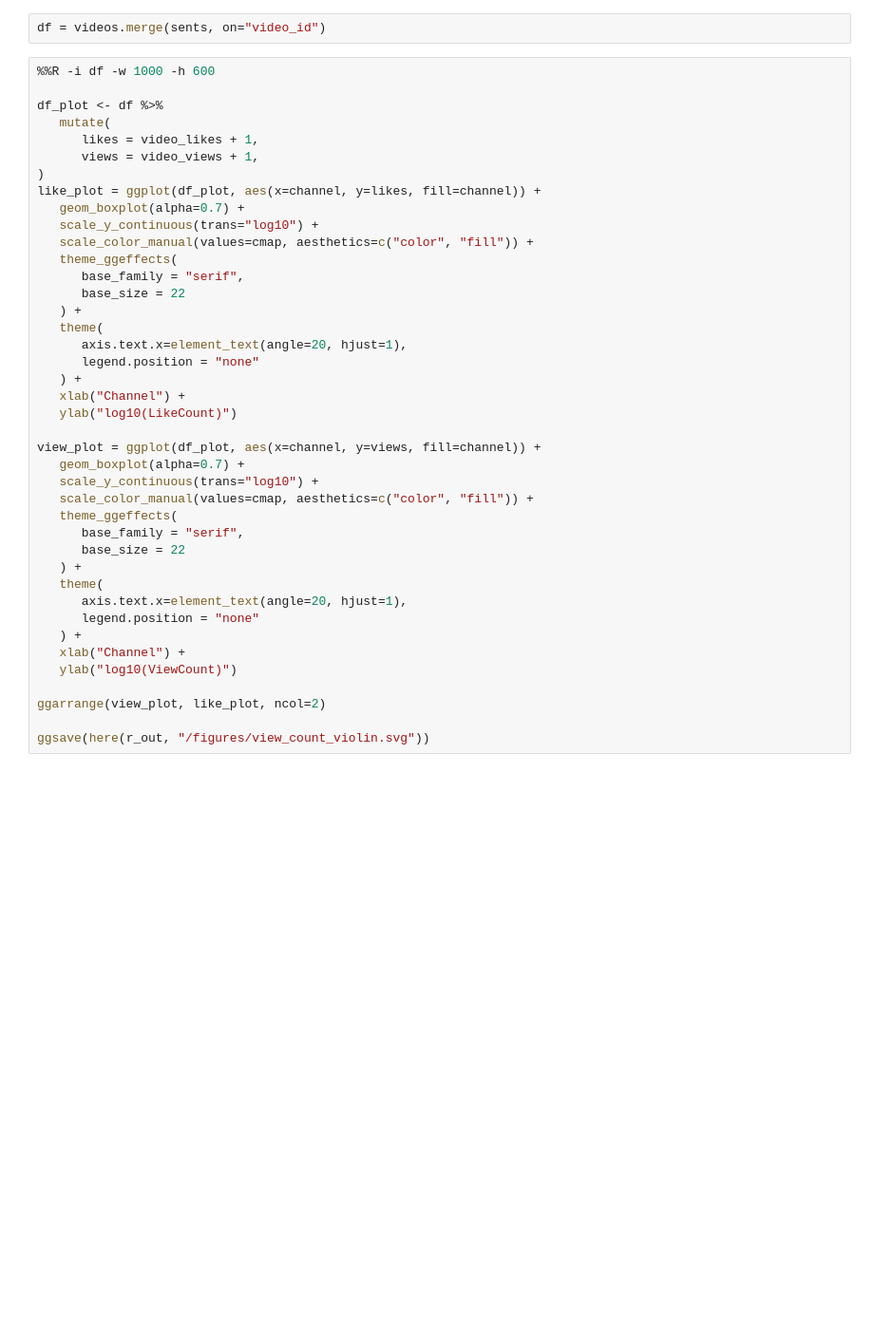
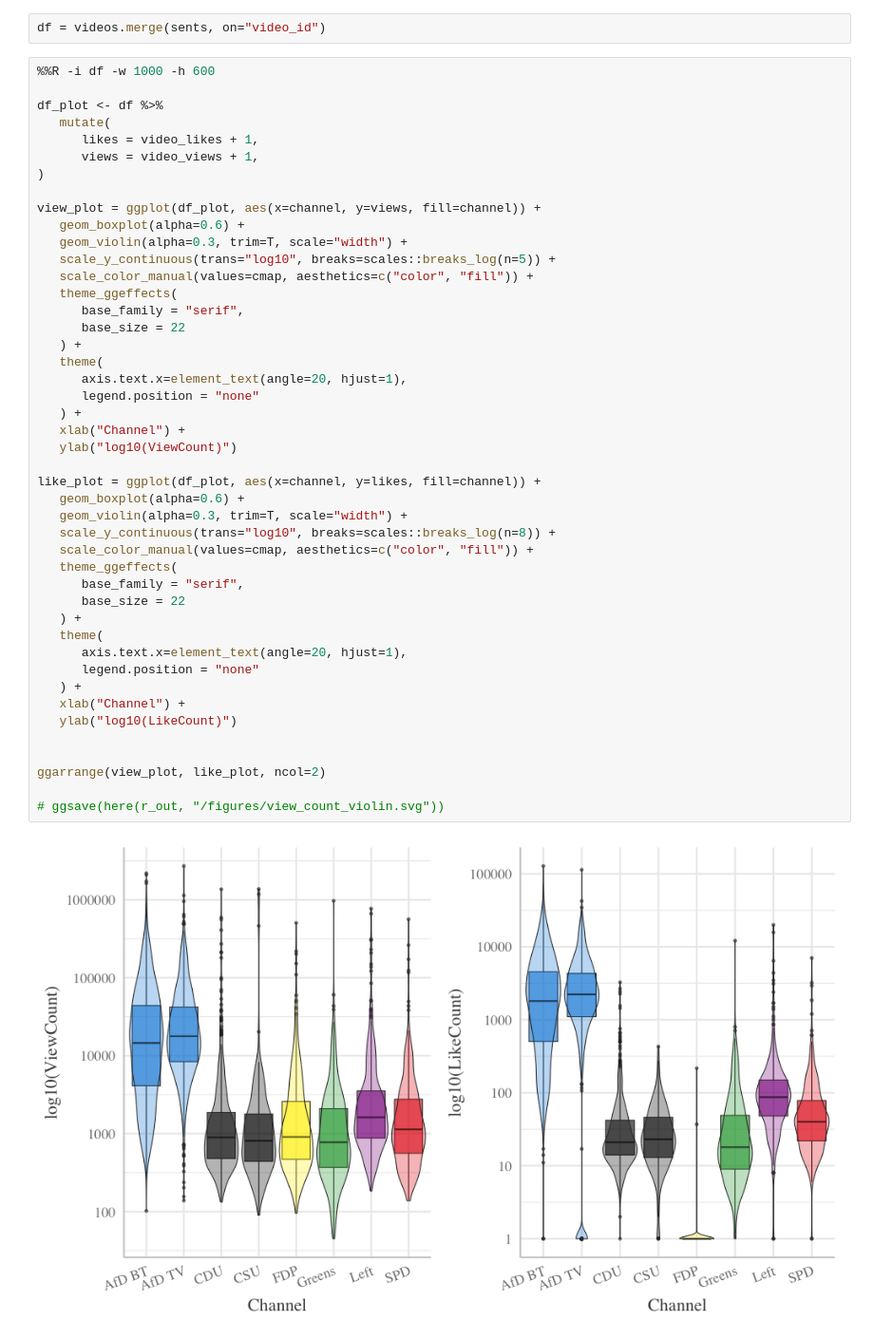
Before and after one commit to luerhard/anti-elitism-gets-views, a Jupyter notebook: pipeline/06-basic_descriptives.ipynb, the cells around one changed output. Shown at 95% size. Saved outputs shown, nothing was run; the diff lists cells and outputs as text; blank space fills up the shorter version.

```diff
--- a/pipeline/06-basic_descriptives.ipynb
+++ b/pipeline/06-basic_descriptives.ipynb
@@ -86,41 +119,47 @@ df = videos.merge(sents, on="video_id")
 # %%
 %%R -i df -w 1000 -h 600
 
 df_plot <- df %>%
    mutate(
       likes = video_likes + 1,
       views = video_views + 1,
 )
+
+view_plot = ggplot(df_plot, aes(x=channel, y=views, fill=channel)) +
+   geom_boxplot(alpha=0.6) +
+   geom_violin(alpha=0.3, trim=T, scale="width") +
+   scale_y_continuous(trans="log10", breaks=scales::breaks_log(n=5)) +
+   scale_color_manual(values=cmap, aesthetics=c("color", "fill")) +
+   theme_ggeffects(
+      base_family = "serif",
+      base_size = 22
+   ) +
+   theme(
+      axis.text.x=element_text(angle=20, hjust=1),
+      legend.position = "none"
+   ) +
+   xlab("Channel") +
+   ylab("log10(ViewCount)")
+
 like_plot = ggplot(df_plot, aes(x=channel, y=likes, fill=channel)) +
-   geom_boxplot(alpha=0.7) +
-   scale_y_continuous(trans="log10") +
+   geom_boxplot(alpha=0.6) +
+   geom_violin(alpha=0.3, trim=T, scale="width") +
+   scale_y_continuous(trans="log10", breaks=scales::breaks_log(n=8)) +
    scale_color_manual(values=cmap, aesthetics=c("color", "fill")) +
    theme_ggeffects(
       base_family = "serif",
       base_size = 22
    ) +
    theme(
       axis.text.x=element_text(angle=20, hjust=1),
       legend.position = "none"
    ) +
    xlab("Channel") +
    ylab("log10(LikeCount)")
 
-view_plot = ggplot(df_plot, aes(x=channel, y=views, fill=channel)) +
-   geom_boxplot(alpha=0.7) +
-   scale_y_continuous(trans="log10") +
-   scale_color_manual(values=cmap, aesthetics=c("color", "fill")) +
-   theme_ggeffects(
-      base_family = "serif",
-      base_size = 22
-   ) +
-   theme(
-      axis.text.x=element_text(angle=20, hjust=1),
-      legend.position = "none"
-   ) +
-   xlab("Channel") +
-   ylab("log10(ViewCount)")
 
 ggarrange(view_plot, like_plot, ncol=2)
 
-ggsave(here(r_out, "/figures/view_count_violin.svg"))
+# ggsave(here(r_out, "/figures/view_count_violin.svg"))
+# %% [output]
+[figure, added]
```
Also changed, not shown: parts of 7 cells of this notebook, 4 other files.
